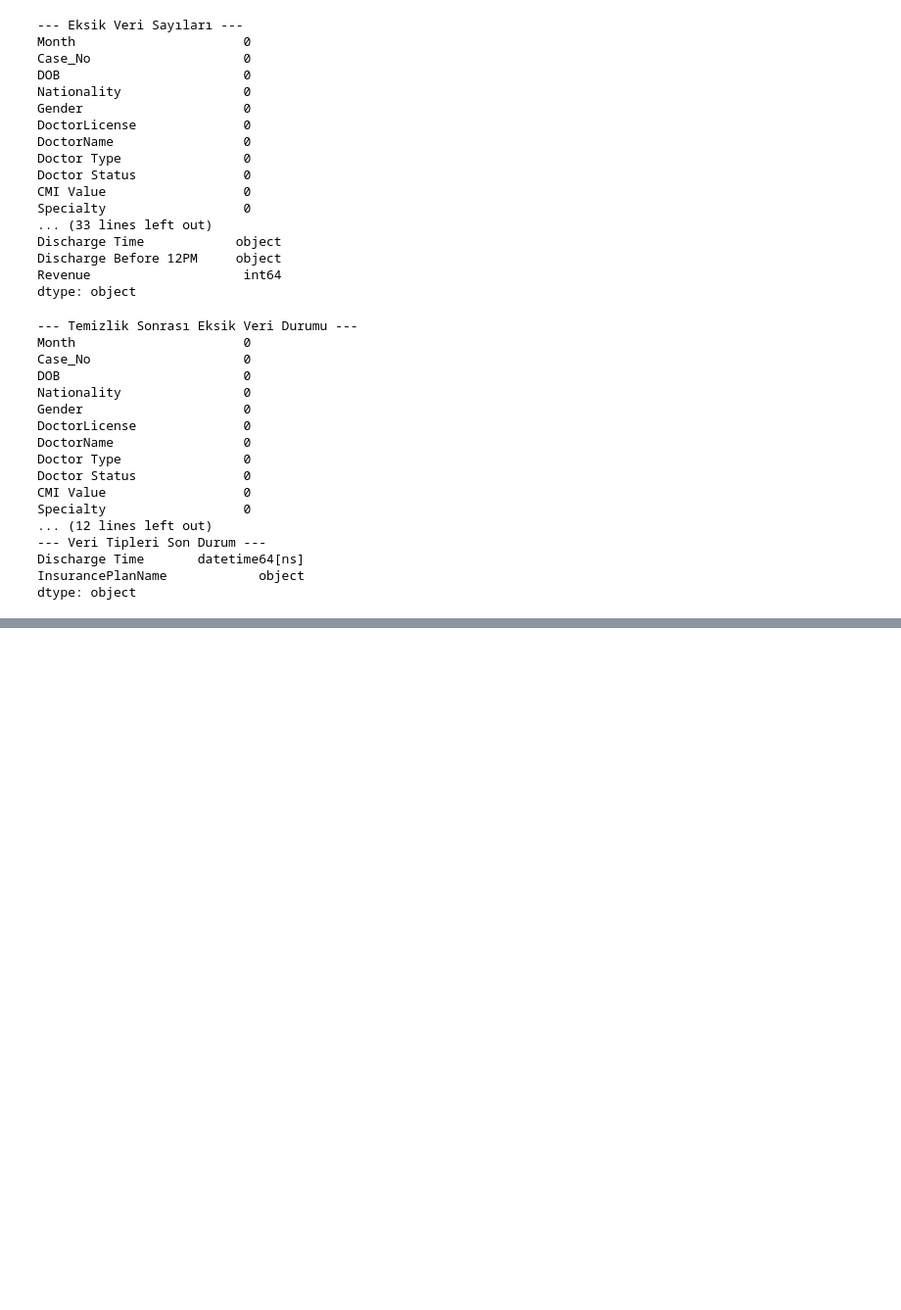
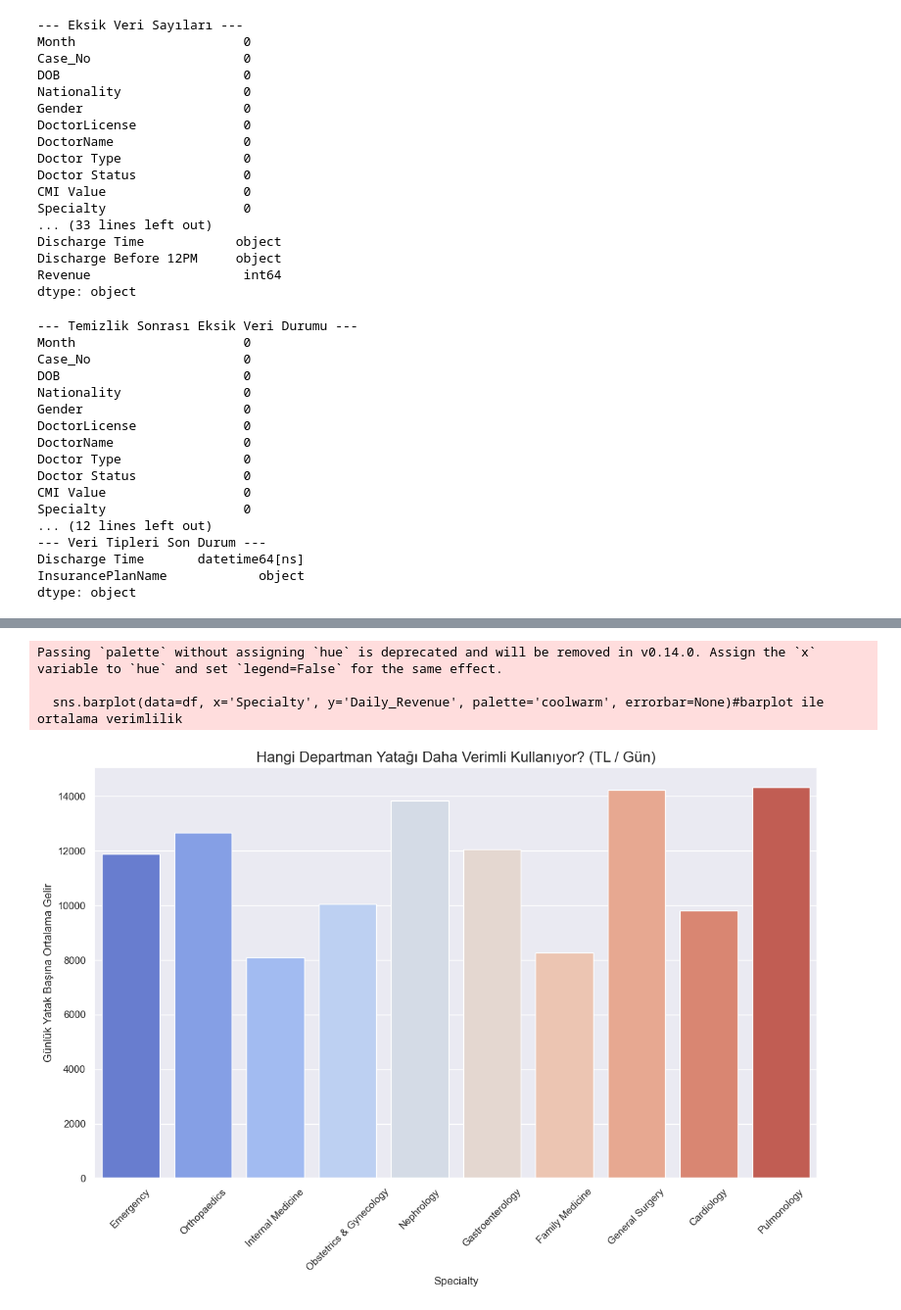
Before and after one commit to beratmertkayacan/HealthOps-Analysis, a Jupyter notebook: analysis.ipynb, the cells around one changed output, grey strips where cells are left out. Shown at 98% size. Drawn from its saved outputs; the diff is of its cells as text; code cells hidden in the pictures; blank space fills up the shorter version.

```diff
--- a/analysis.ipynb
+++ b/analysis.ipynb
@@ -108,0 +212,15 @@ dtype: object
+# %%
+#Verimlilik
+df['Daily_Revenue'] = df['Revenue'] / df['LOS']
+plt.figure(figsize=(14, 8)) #departman bazlı verimlilik
+sns.barplot(data=df, x='Specialty', y='Daily_Revenue', palette='coolwarm', errorbar=None)#barplot ile ortalama verimlilik
+
+plt.title('Hangi Departman Yatağı Daha Verimli Kullanıyor? (TL / Gün)', fontsize=16)
+plt.ylabel('Günlük Yatak Başına Ortalama Gelir')
+plt.xticks(rotation=45)
+plt.show()
+# %% [output]
+Passing `palette` without assigning `hue` is deprecated and will be removed in v0.14.0. Assign the `x` variable to `hue` and set `legend=False` for the same effect.
+
+  sns.barplot(data=df, x='Specialty', y='Daily_Revenue', palette='coolwarm', errorbar=None)#barplot ile ortalama verimlilik
+[figure, added]
```
Also changed, not shown: parts of 10 cells of this notebook.
